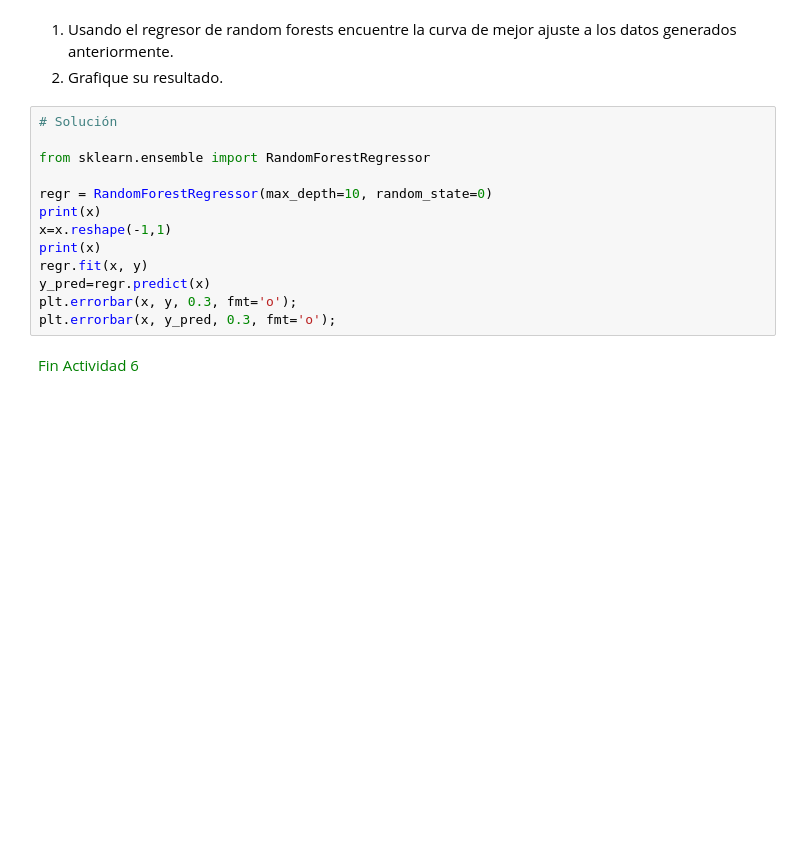
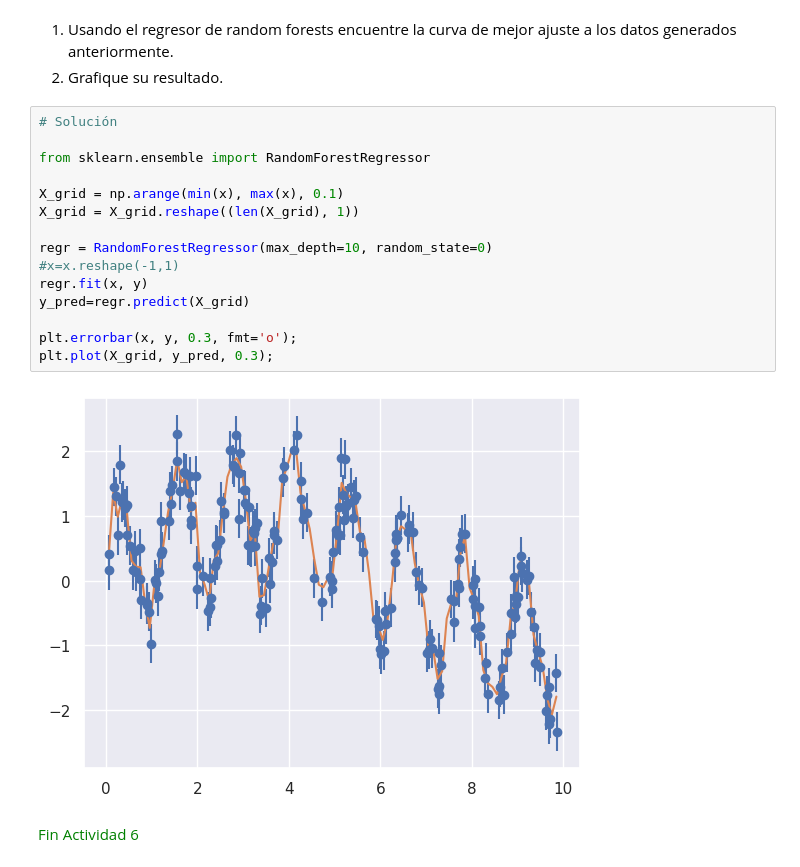
Before and after one commit to BenjaminAleRamosT/MachineLearning, a Jupyter notebook: lecc1/SL03-Introducción_tecnicas_aprendizaje_supervisado.ipynb, the cells around one changed output. Saved outputs shown, nothing was run; the diff lists cells and outputs as text; blank space fills up the shorter version.

```diff
--- a/lecc1/SL03-Introducción_tecnicas_aprendizaje_supervisado.ipynb
+++ b/lecc1/SL03-Introducción_tecnicas_aprendizaje_supervisado.ipynb
@@ -839,15 +941,19 @@ plt.errorbar(x, y, 0.3, fmt='o');
 # %%
 # Solución
 
 from sklearn.ensemble import RandomForestRegressor
 
+X_grid = np.arange(min(x), max(x), 0.1)
+X_grid = X_grid.reshape((len(X_grid), 1))
+
 regr = RandomForestRegressor(max_depth=10, random_state=0)
-print(x)
-x=x.reshape(-1,1)
-print(x)
+#x=x.reshape(-1,1)
 regr.fit(x, y)
-y_pred=regr.predict(x)
+y_pred=regr.predict(X_grid)
+
 plt.errorbar(x, y, 0.3, fmt='o');
-plt.errorbar(x, y_pred, 0.3, fmt='o');
+plt.plot(X_grid, y_pred, 0.3);
+# %% [output]
+[figure, added]
 # %% [markdown]
 <font color='green'>Fin Actividad 6</font>
```
Also changed, not shown: parts of 23 cells of this notebook.
